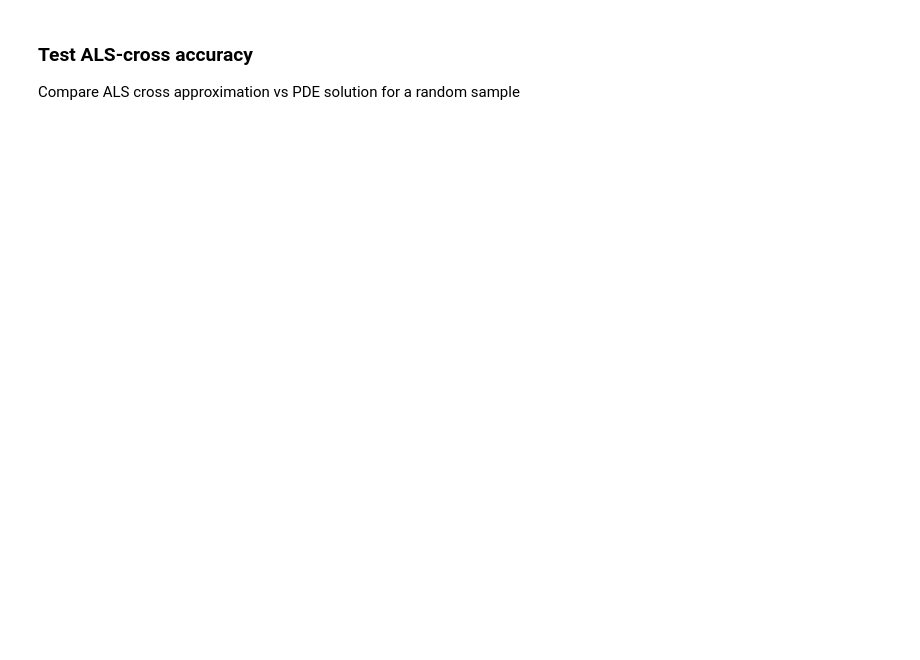
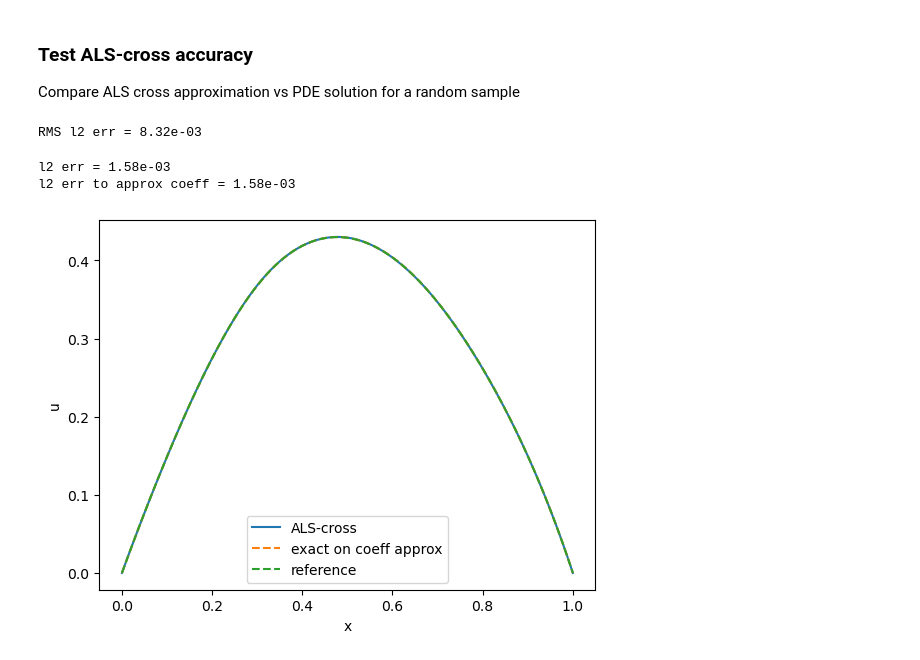
Before and after one commit to huberbenno/TT-IRT, a Jupyter notebook: python/htucker/tree_als_cross_test.ipynb, the cells around one changed output. Drawn from its saved outputs; the diff is of its cells as text; code cells hidden in the pictures; blank space fills up the shorter version.

```diff
--- a/python/htucker/tree_als_cross_test.ipynb
+++ b/python/htucker/tree_als_cross_test.ipynb
@@ -239,10 +240,15 @@ from tree_als_cross import TreeALSCross
 
 test = TreeALSCross(
   [C_a, C_v, C_const],
-  [C_const2],
+  [C_const],
   PDE_fun,
+  rinit=0,
+  verbose=2,
+  kickrank=2
   )
 
-test.run(verbose=True)
+test.run(n_iter=3)
+
+u = test.get_tensor()
 # %% [output]
 Init finished
@@ -263,41 +300,53 @@ for n in range(N_MC):
 
   C_a_true = cfun(X) # compute true coeff
   v_true = np.linspace(v_min,v_max,Ny)[y[0]]
+  v_true=0
 
-  U = PDE_fun.solve([[C_a_true.reshape(1,-1,1), v_true * np.ones((1,1,1)), np.zeros((1,1,1))], [np.zeros((1,1,1))]]) # solve PDE
+  U = PDE_fun.solve([[C_a_true.reshape(-1,1), v_true * np.ones((1,1)), np.zeros((1,1))], [np.zeros((1,1))]]) # solve PDE
   U = np.ravel(U)
 
   # eval ALS-cross
-  U_eval = np.empty(u.n[0])
-  for i in range(u.n[0]):
-    U_eval[i] = u[np.concatenate(([i], y))]
+  U_eval = np.ravel(u[:, *y])
 
   err += np.sum(np.square(U - U_eval))
 
 err = np.sqrt(err / N_MC)
 
 print(f'RMS l2 err = {err:.2e}')
+# %% [output]
+RMS l2 err = 8.32e-03
 # %%
 # get random parameter
 y = rng.integers(0, Ny, n_param)
 X = np.hstack([np.arange(Nx).reshape((-1,1)), np.tile(y, [Nx,1])])
 
 C_a_true = cfun(X) # compute true coeff
 v_true = np.linspace(v_min,v_max,Ny)[y[0]]
+v_true = 0
 
-U = PDE_fun.solve([[C_a_true.reshape(1,-1,1), v_true * np.ones((1,1,1)), np.zeros((1,1,1))], [np.zeros((1,1,1))]]) # solve PDE
+U = PDE_fun.solve([[C_a_true.reshape(-1,1), v_true * np.ones((1,1)), np.zeros((1,1))], [np.zeros((1,1))]]) # solve PDE
 U = np.ravel(U)
 
+C_eval = np.ravel(C_a[:, 0, *y[1:]])
+U_c = PDE_fun.solve([[C_eval.reshape(-1,1), v_true * np.ones((1,1)), np.zeros((1,1))], [np.zeros((1,1))]]) # solve PDE
+U_c = np.ravel(U_c)
+
 # eval ALS-cross
-U_eval = np.empty(u.n[0])
-for i in range(u.n[0]):
-  U_eval[i] = u[np.concatenate(([i], y))]
+U_eval = np.ravel(u[:, *y])
 
 fig, ax = plt.subplots()
 
 x = np.arange(0, Nx+1) / Nx
 ax.plot(x, U_eval, label='ALS-cross')
+ax.plot(x, U_c, ls='dashed', label='exact on coeff approx')
 ax.plot(x, U, ls='dashed', label='reference')
 ax.set_xlabel('x')
 ax.set_ylabel('u')
 ax.legend()
+
+print(f'l2 err = {np.linalg.norm(U-U_eval):.2e}')
+print(f'l2 err to approx coeff = {np.linalg.norm(U_c-U_eval):.2e}')
+# %% [output]
+l2 err = 1.58e-03
+l2 err to approx coeff = 1.58e-03
+[figure, added]
```
Also changed, not shown: parts of 7 cells of this notebook, 5 other files.
